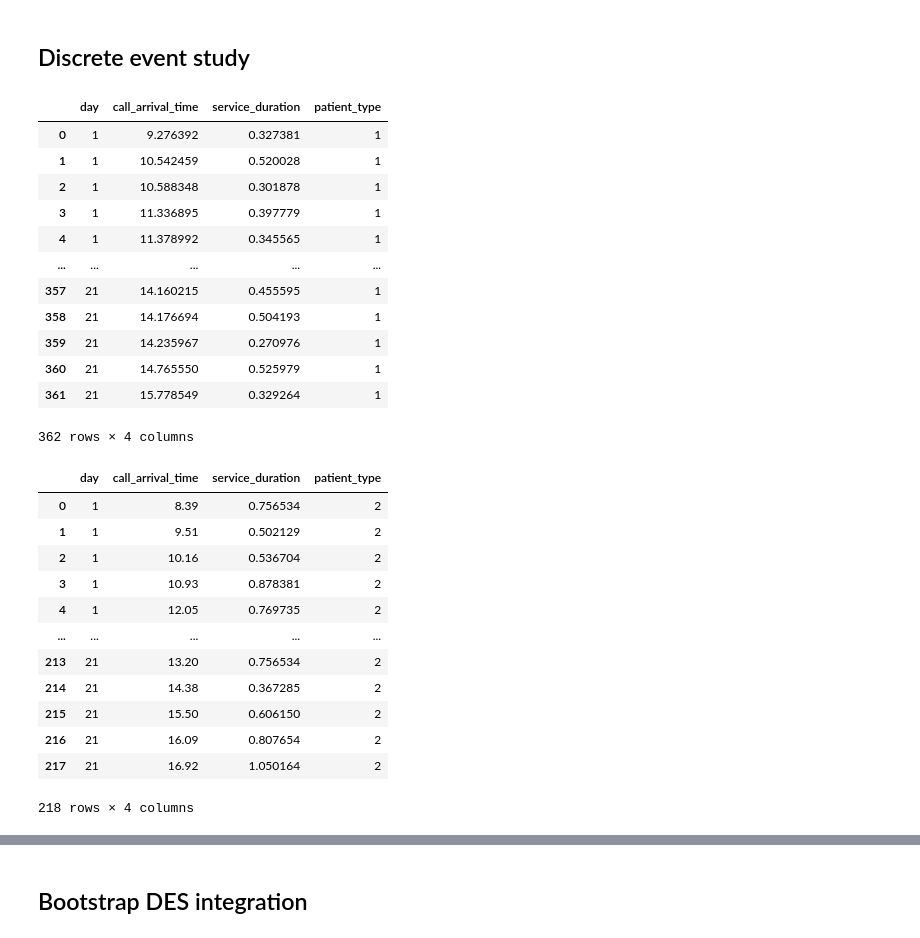
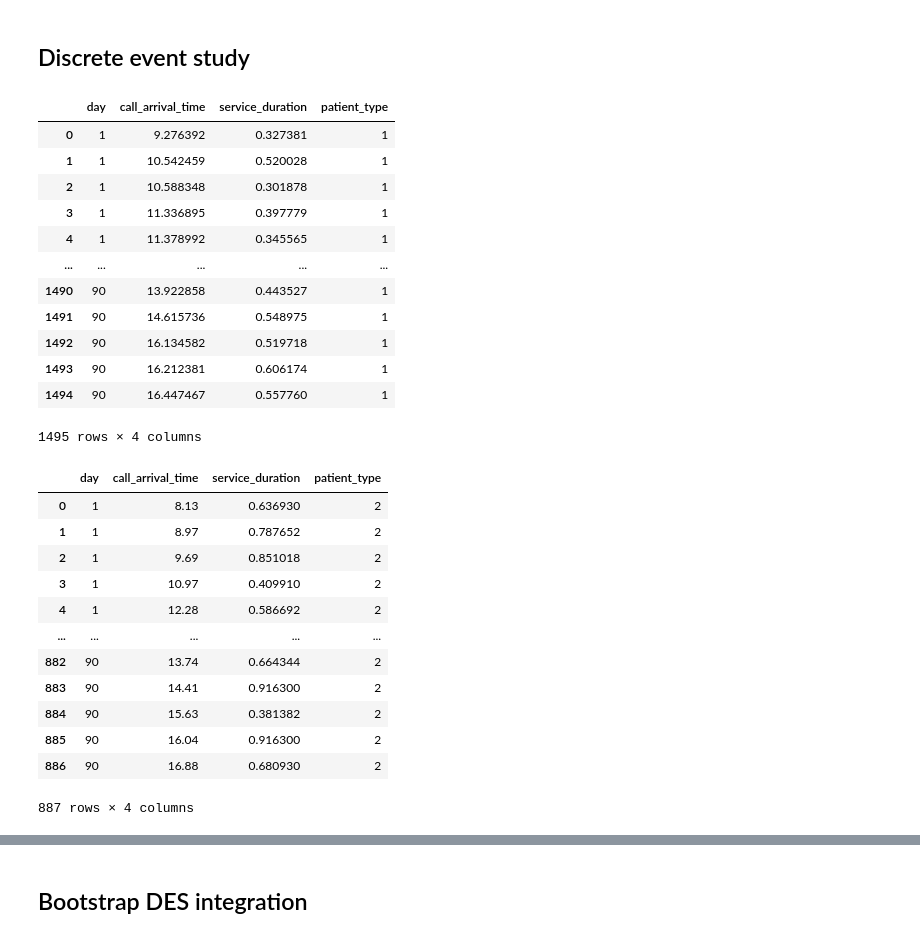
Before and after one commit to kristin-sy/MRI-Scan-Project-Computational, a Jupyter notebook: part2.ipynb, the cells around one changed output, grey strips where cells are left out. Drawn from its saved outputs; the diff is of its cells as text; code cells hidden in the pictures.

```diff
--- a/part2.ipynb
+++ b/part2.ipynb
@@ -53,6 +53,8 @@ WORK_H = END_H - START_H
 
 lbda_per_hour = lbda_arrive_1 / WORK_H
 
+sim_days = 90
+
 rng = np.random.default_rng(seed=42)
 # %% [markdown]
 ## Data inter-arrival times type 2 patients
@@ -99,7 +101,7 @@ def gen_type_1_arrs_and_durs(lbda_arr, mu_ser, sd_ser, days, rng):
             dur = max(dur, 0.01)  # Ensure duration is positive
             yield day, START_H + t, dur, 1
 
-arrivals_1 = gen_type_1_arrs_and_durs(lbda_per_hour, mu_serve_1, sd_serve_1, 21, rng)
+arrivals_1 = gen_type_1_arrs_and_durs(lbda_per_hour, mu_serve_1, sd_serve_1, sim_days, rng)
 arrivals_1_df = pd.DataFrame(arrivals_1, columns=['day', 'call_arrival_time', 'service_duration', 'patient_type'])
 arrivals_1_df
 # %% [output]
@@ -110,44 +112,44 @@ arrivals_1_df
 | 3 | 1 | 11.336895 | 0.397779 | 1 |
 | 4 | 1 | 11.378992 | 0.345565 | 1 |
 | ... | ... | ... | ... | ... |
-| 357 | 21 | 14.160215 | 0.455595 | 1 |
-| 358 | 21 | 14.176694 | 0.504193 | 1 |
-| 359 | 21 | 14.235967 | 0.270976 | 1 |
-| 360 | 21 | 14.765550 | 0.525979 | 1 |
-| 361 | 21 | 15.778549 | 0.329264 | 1 |
+| 1490 | 90 | 13.922858 | 0.443527 | 1 |
+| 1491 | 90 | 14.615736 | 0.548975 | 1 |
+| 1492 | 90 | 16.134582 | 0.519718 | 1 |
+| 1493 | 90 | 16.212381 | 0.606174 | 1 |
+| 1494 | 90 | 16.447467 | 0.557760 | 1 |
-362 rows × 4 columns
+1495 rows × 4 columns
 # %%
 def gen_type_2_arrs_and_durs(ia_first_PerDay, ia_between_PerDay, durations, days, rng):
     for day in range(1, days + 1):
         t = 0.0
         while True:
             if t == 0.0:
                 ia = rng.choice(ia_first_PerDay)
             else:
                 ia = rng.choice(ia_between_PerDay)
             t += ia
             if t > WORK_H:
                 break
             dur = rng.choice(durations)
             yield day, START_H + t, dur, 2
 
-arrivals_2 = gen_type_2_arrs_and_durs(ia_first_PerDay, ia_between_PerDay, d2["Duration"].to_numpy(), 21, rng)
+arrivals_2 = gen_type_2_arrs_and_durs(ia_first_PerDay, ia_between_PerDay, d2["Duration"].to_numpy(), sim_days, rng)
 arrivals_2_df = pd.DataFrame(arrivals_2, columns=['day', 'call_arrival_time', 'service_duration', 'patient_type'])
 arrivals_2_df
 # %% [output]
 |  | day | call_arrival_time | service_duration | patient_type |
-| 0 | 1 | 8.39 | 0.756534 | 2 |
-| 1 | 1 | 9.51 | 0.502129 | 2 |
-| 2 | 1 | 10.16 | 0.536704 | 2 |
-| 3 | 1 | 10.93 | 0.878381 | 2 |
-| 4 | 1 | 12.05 | 0.769735 | 2 |
+| 0 | 1 | 8.13 | 0.636930 | 2 |
+| 1 | 1 | 8.97 | 0.787652 | 2 |
+| 2 | 1 | 9.69 | 0.851018 | 2 |
+| 3 | 1 | 10.97 | 0.409910 | 2 |
+| 4 | 1 | 12.28 | 0.586692 | 2 |
 | ... | ... | ... | ... | ... |
-| 213 | 21 | 13.20 | 0.756534 | 2 |
-| 214 | 21 | 14.38 | 0.367285 | 2 |
-| 215 | 21 | 15.50 | 0.606150 | 2 |
-| 216 | 21 | 16.09 | 0.807654 | 2 |
-| 217 | 21 | 16.92 | 1.050164 | 2 |
+| 882 | 90 | 13.74 | 0.664344 | 2 |
+| 883 | 90 | 14.41 | 0.916300 | 2 |
+| 884 | 90 | 15.63 | 0.381382 | 2 |
+| 885 | 90 | 16.04 | 0.916300 | 2 |
+| 886 | 90 | 16.88 | 0.680930 | 2 |
-218 rows × 4 columns
+887 rows × 4 columns
 # %%
 def combine_arrivals(arrivals_1_df, arrivals_2_df):
     combined_df = pd.concat([arrivals_1_df, arrivals_2_df], ignore_index=True)
```
Also changed, not shown: parts of 8 cells of this notebook, 12 other files.
